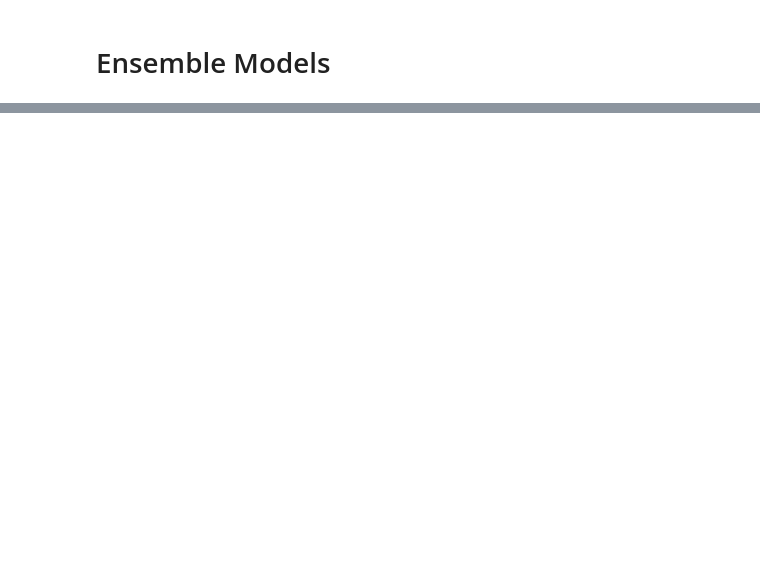
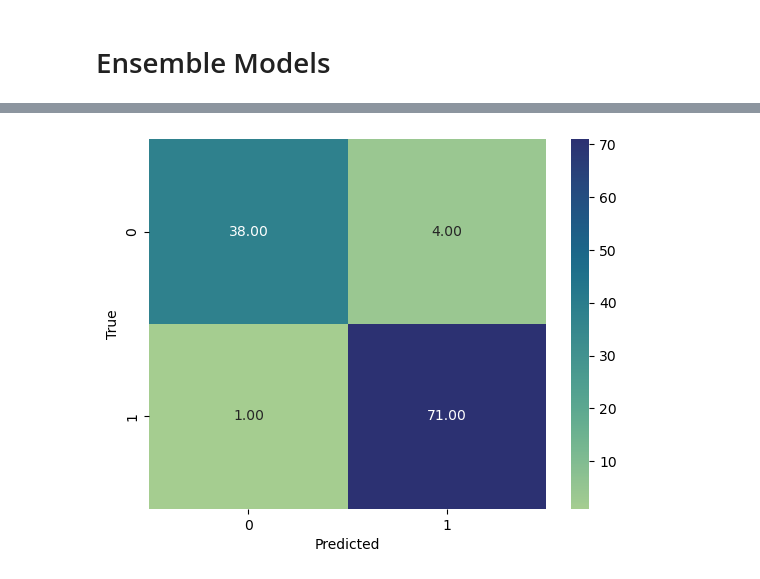
Before and after one commit to thejvdev/ml-from-scratch, a Jupyter notebook: notebooks/09_ensemble_models.ipynb, the cells around one changed output, grey strips where cells are left out. Saved outputs shown, nothing was run; the diff lists cells and outputs as text; code cells hidden in the pictures; blank space fills up the shorter version.

```diff
--- a/notebooks/09_ensemble_models.ipynb
+++ b/notebooks/09_ensemble_models.ipynb
@@ -70,0 +258,4 @@ pd.DataFrame(results)
+# %%
+model = AdaBoostClassifier()
+model.fit(X_train, y_train)
+y_pred = model.predict(X_test)
@@ -70,0 +277,7 @@ pd.DataFrame(results)
+# %%
+sns.heatmap(confusion_matrix(y_test, y_pred), annot=True, fmt=".2f", cmap="crest")
+plt.xlabel("Predicted")
+plt.ylabel("True")
+plt.show()
+# %% [output]
+[figure, added]
```
Also changed, not shown: parts of 14 cells of this notebook, 2 other files.
